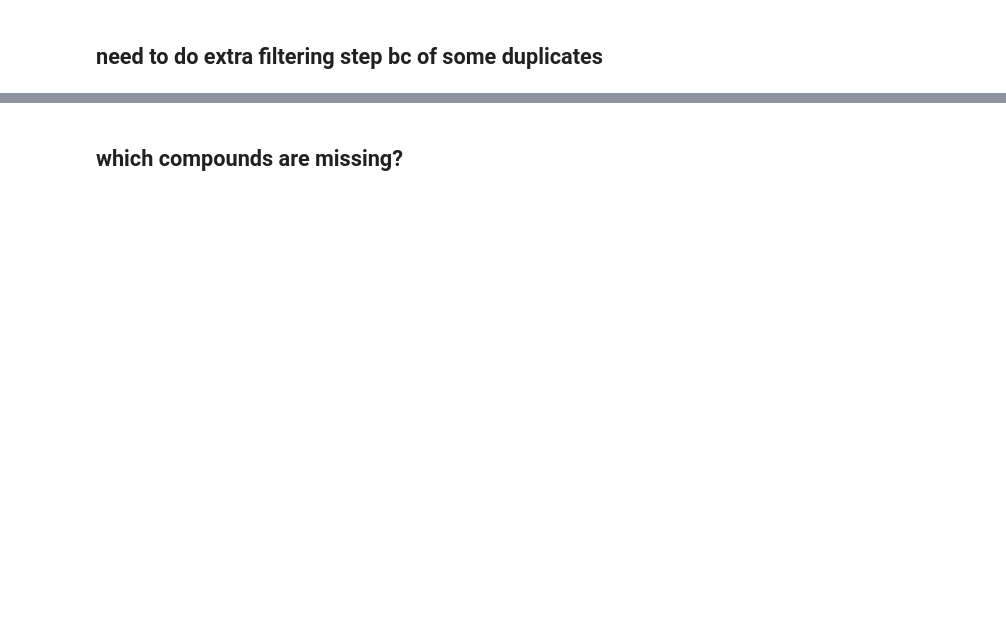
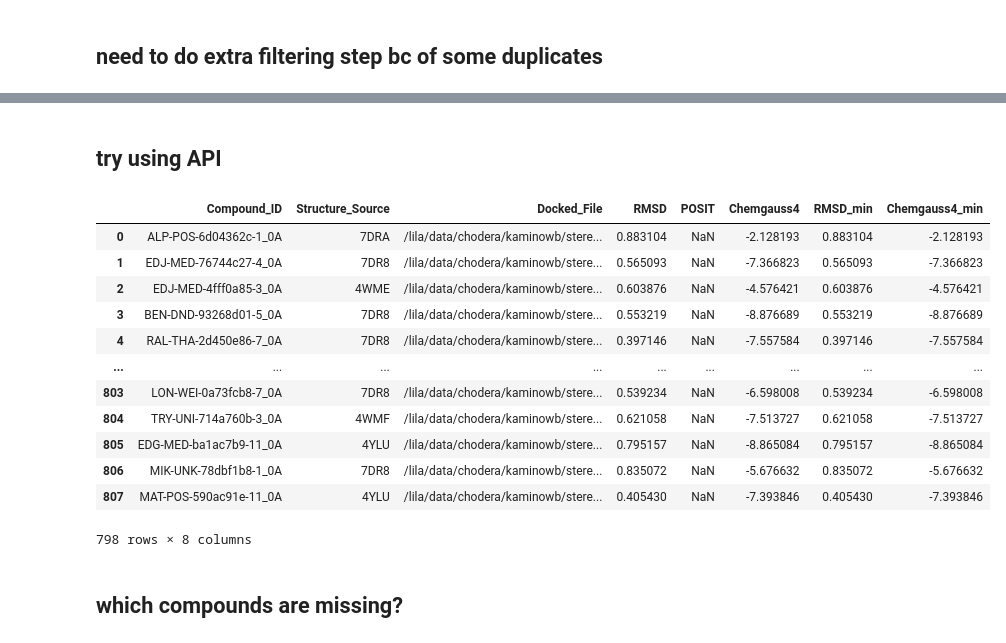
Before and after one commit to asapdiscovery/asapdiscovery, a Jupyter notebook: notebook/analyze-mers-docking-with-api.ipynb, the cells around one changed output, grey strips where cells are left out. Saved outputs shown, nothing was run; the diff lists cells and outputs as text; code cells hidden in the pictures; blank space fills up the shorter version.

```diff
--- a/notebook/analyze-mers-docking-with-api.ipynb
+++ b/notebook/analyze-mers-docking-with-api.ipynb
@@ -179,2 +208,4 @@ very_best_structures
 # %%
 very_best_structures.to_csv("../csvs/mers_fauxalysis.csv", index=False)
+# %% [markdown]
+## try using API
@@ -181,3 +214,19 @@ very_best_structures.to_csv("../csvs/mers_fauxalysis.csv", index=False)
+# %%
+dr.best_df
+# %% [output]
+|  | Compound_ID | Structure_Source | Docked_File | RMSD | POSIT | Chemgauss4 | RMSD_min | Chemgauss4_min |
+| 0 | ALP-POS-6d04362c-1_0A | 7DRA | /lila/data/chodera/kaminowb/stere... | 0.883104 | NaN | -2.128193 | 0.883104 | -2.128193 |
+| 1 | EDJ-MED-76744c27-4_0A | 7DR8 | /lila/data/chodera/kaminowb/stere... | 0.565093 | NaN | -7.366823 | 0.565093 | -7.366823 |
+| 2 | EDJ-MED-4fff0a85-3_0A | 4WME | /lila/data/chodera/kaminowb/stere... | 0.603876 | NaN | -4.576421 | 0.603876 | -4.576421 |
+| 3 | BEN-DND-93268d01-5_0A | 7DR8 | /lila/data/chodera/kaminowb/stere... | 0.553219 | NaN | -8.876689 | 0.553219 | -8.876689 |
+| 4 | RAL-THA-2d450e86-7_0A | 7DR8 | /lila/data/chodera/kaminowb/stere... | 0.397146 | NaN | -7.557584 | 0.397146 | -7.557584 |
+| ... | ... | ... | ... | ... | ... | ... | ... | ... |
+| 803 | LON-WEI-0a73fcb8-7_0A | 7DR8 | /lila/data/chodera/kaminowb/stere... | 0.539234 | NaN | -6.598008 | 0.539234 | -6.598008 |
+| 804 | TRY-UNI-714a760b-3_0A | 4WMF | /lila/data/chodera/kaminowb/stere... | 0.621058 | NaN | -7.513727 | 0.621058 | -7.513727 |
+| 805 | EDG-MED-ba1ac7b9-11_0A | 4YLU | /lila/data/chodera/kaminowb/stere... | 0.795157 | NaN | -8.865084 | 0.795157 | -8.865084 |
+| 806 | MIK-UNK-78dbf1b8-1_0A | 7DR8 | /lila/data/chodera/kaminowb/stere... | 0.835072 | NaN | -5.676632 | 0.835072 | -5.676632 |
+| 807 | MAT-POS-590ac91e-11_0A | 4YLU | /lila/data/chodera/kaminowb/stere... | 0.405430 | NaN | -7.393846 | 0.405430 | -7.393846 |
+798 rows × 8 columns
 # %% [markdown]
 ## which compounds are missing?
 # %%
```
Also changed, not shown: parts of 8 cells of this notebook, 1 other file.
